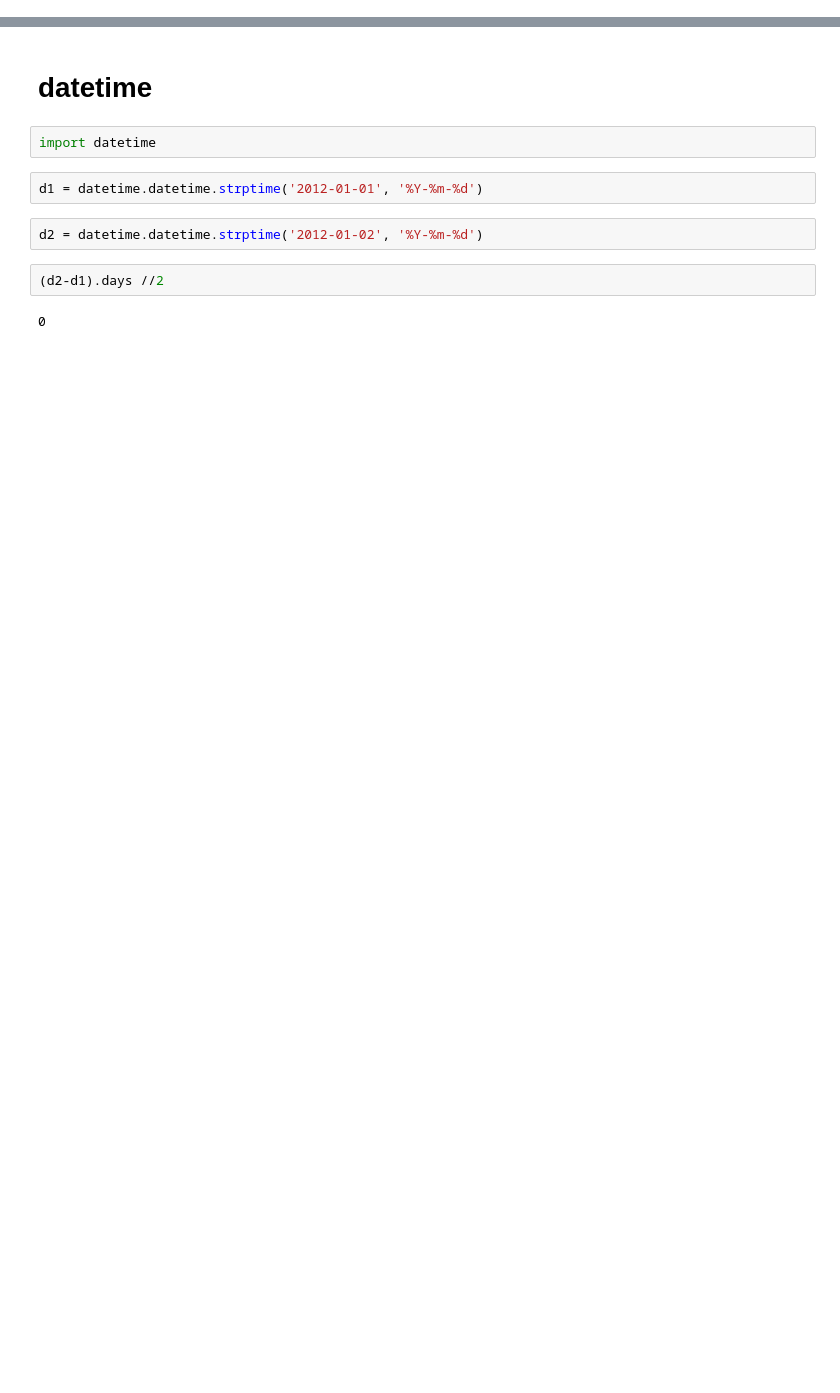
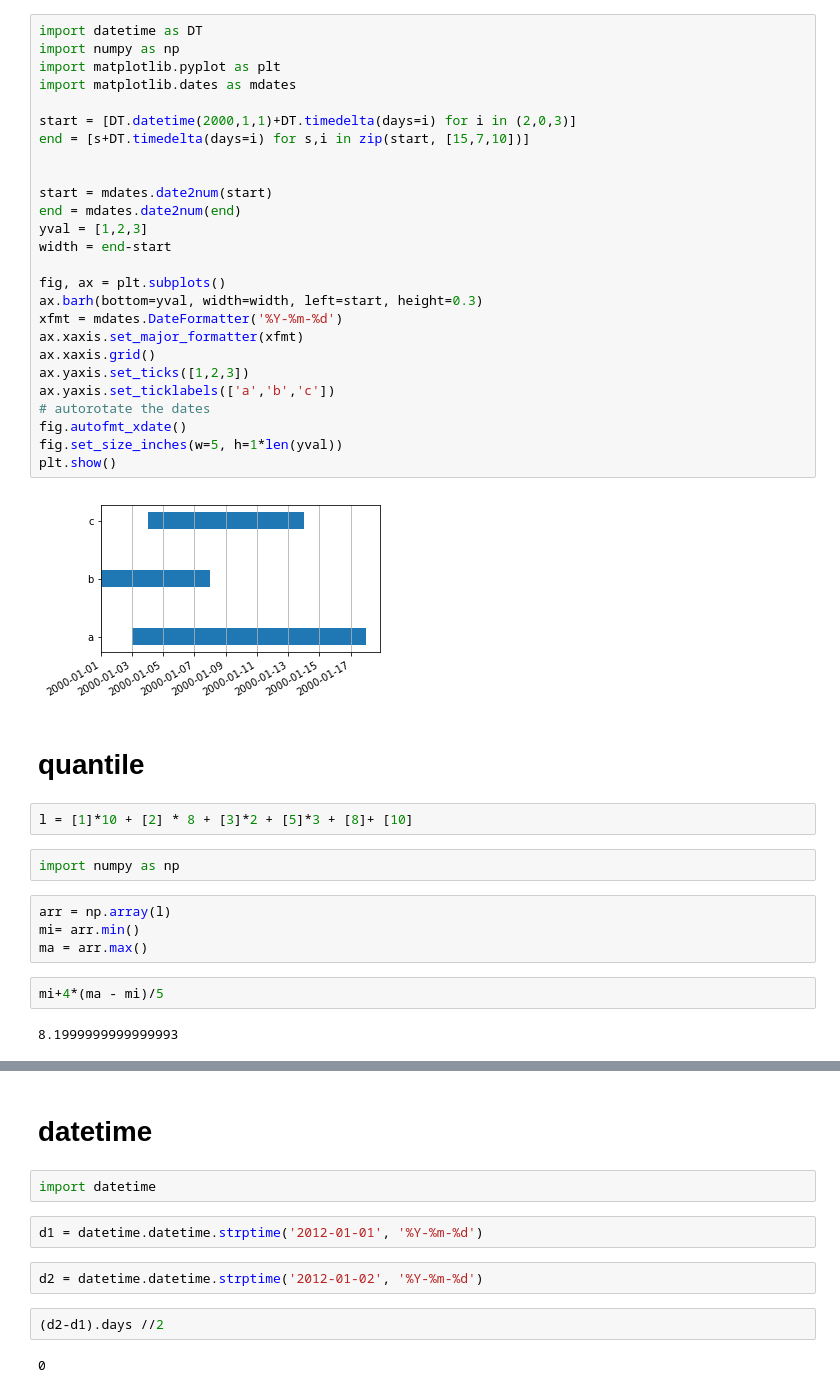
Before and after one commit to JHWu92/public-safety-baltimore, a Jupyter notebook: tmp.ipynb, the cells around one changed output, grey strips where cells are left out. Saved outputs shown, nothing was run; the diff lists cells and outputs as text; blank space fills up the shorter version.

```diff
--- a/tmp.ipynb
+++ b/tmp.ipynb
@@ -0,0 +37,42 @@
+# %%
+import datetime as DT
+import numpy as np
+import matplotlib.pyplot as plt
+import matplotlib.dates as mdates
+
+start = [DT.datetime(2000,1,1)+DT.timedelta(days=i) for i in (2,0,3)]
+end = [s+DT.timedelta(days=i) for s,i in zip(start, [15,7,10])]
+
+
+start = mdates.date2num(start)
+end = mdates.date2num(end)
+yval = [1,2,3]
+width = end-start
+
+fig, ax = plt.subplots()
+ax.barh(bottom=yval, width=width, left=start, height=0.3)
+xfmt = mdates.DateFormatter('%Y-%m-%d')
+ax.xaxis.set_major_formatter(xfmt)
+ax.xaxis.grid()
+ax.yaxis.set_ticks([1,2,3])
+ax.yaxis.set_ticklabels(['a','b','c'])
+# autorotate the dates
+fig.autofmt_xdate()
+fig.set_size_inches(w=5, h=1*len(yval))
+plt.show()
+# %% [output]
+[figure, added]
+# %% [markdown]
+# quantile
+# %%
+l = [1]*10 + [2] * 8 + [3]*2 + [5]*3 + [8]+ [10]
+# %%
+import numpy as np
+# %%
+arr = np.array(l)
+mi= arr.min()
+ma = arr.max()
+# %%
+mi+4*(ma - mi)/5
+# %% [output]
+8.1999999999999993
```
Also changed, not shown: parts of 25 cells of this notebook, 1 other file.
